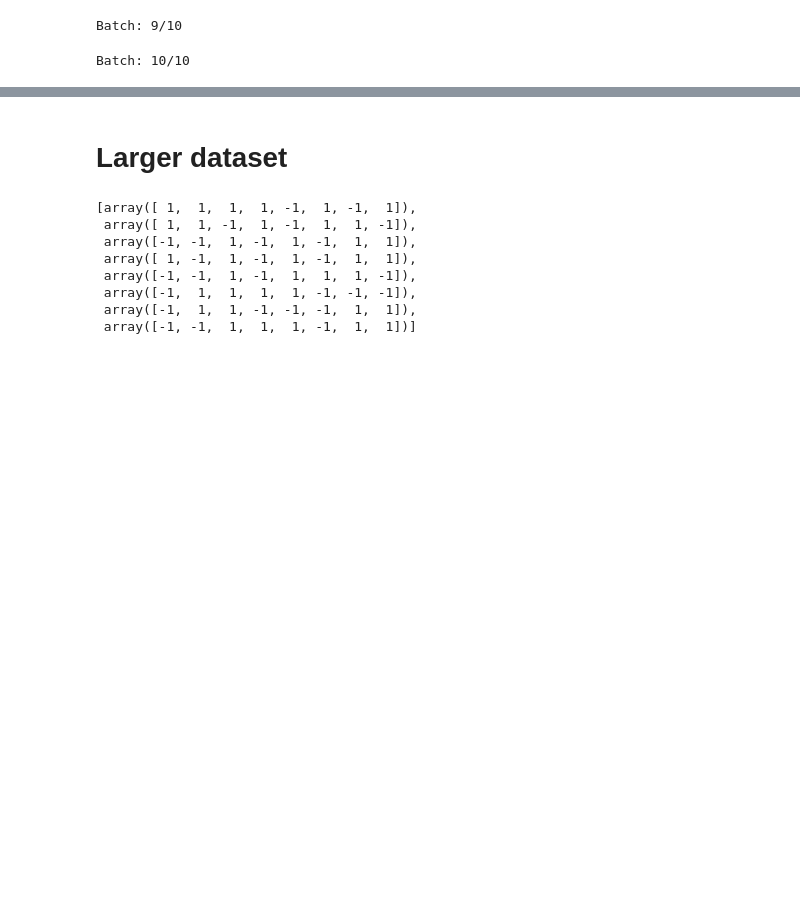
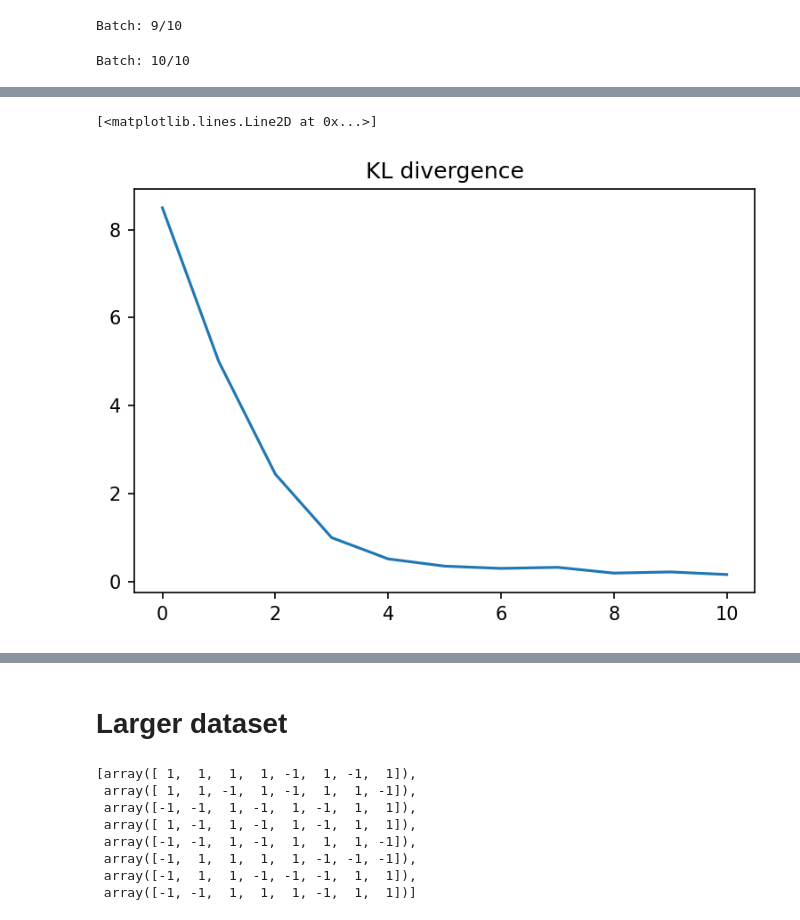
Before and after one commit to haoyudoingthings/QBM, a Jupyter notebook: Boltzmann-Machine.ipynb, the cells around one changed output, grey strips where cells are left out. Saved outputs shown, nothing was run; the diff lists cells and outputs as text; code cells hidden in the pictures; blank space fills up the shorter version.

```diff
--- a/Boltzmann-Machine.ipynb
+++ b/Boltzmann-Machine.ipynb
@@ -236,0 +243,7 @@ plt.legend()
+# %%
+plt.figure(dpi=150)
+plt.title('KL divergence')
+plt.plot(srqbm1.KL_history)
+# %% [output]
+[<matplotlib.lines.Line2D at 0x...>]
+[figure, added]
```
Also changed, not shown: parts of 17 cells of this notebook.
